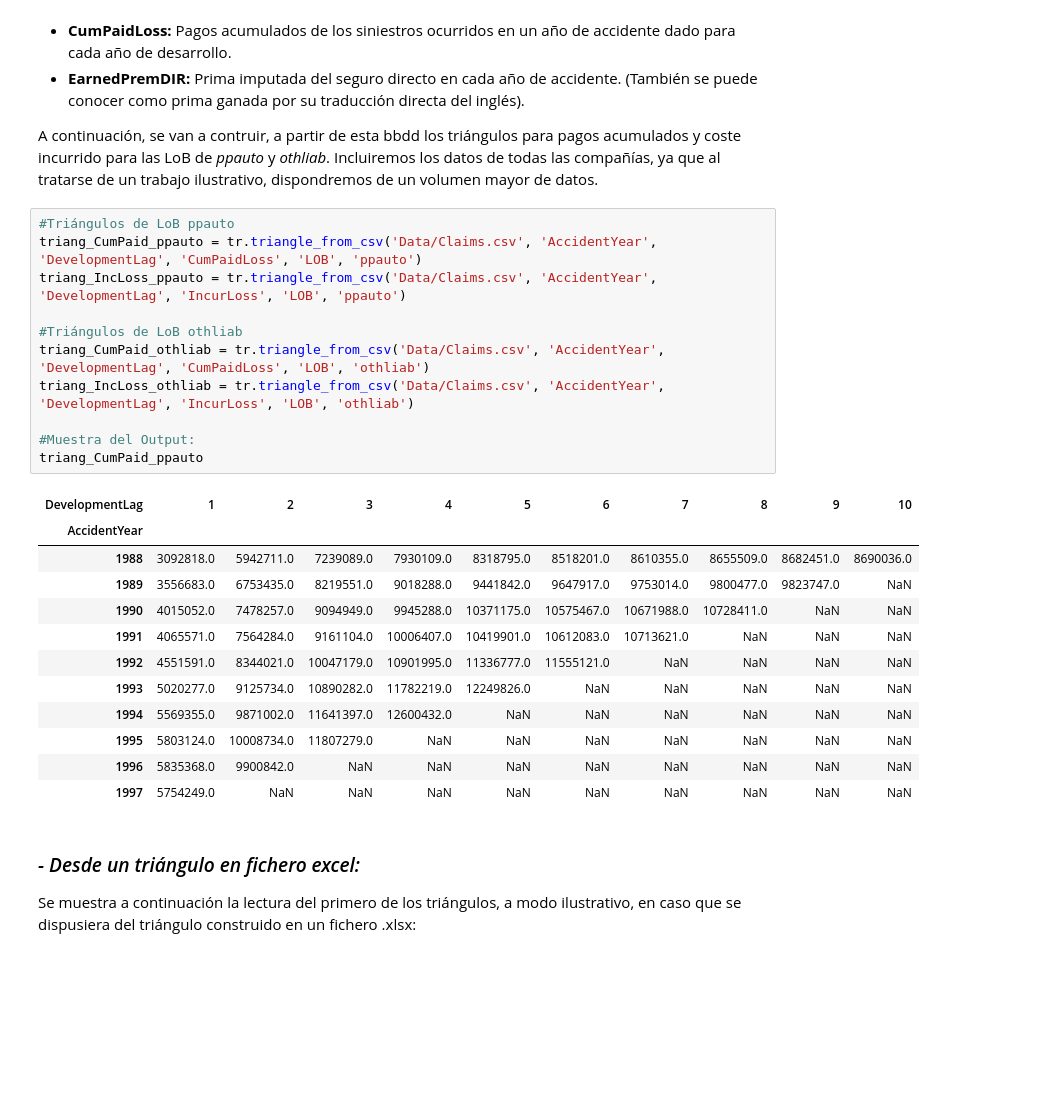
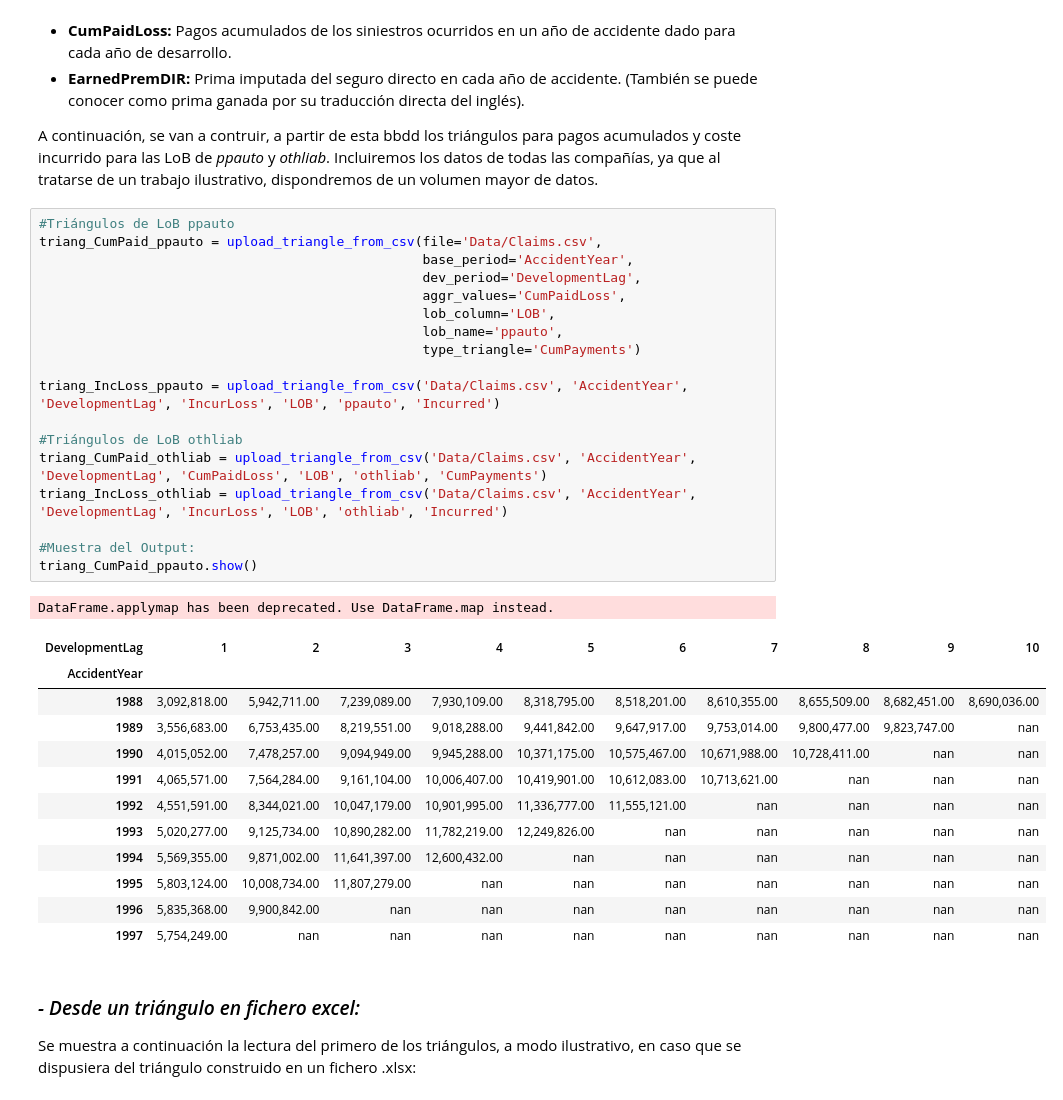
Before and after one commit to FclManu/ReservingLoss_Python, a Jupyter notebook: Aplicacion_libreria.ipynb, the cells around one changed output. Saved outputs shown, nothing was run; the diff lists cells and outputs as text; blank space fills up the shorter version.

Commit message:
Version v0.1.1 setup y corrección en base

```diff
--- a/Aplicacion_libreria.ipynb
+++ b/Aplicacion_libreria.ipynb
@@ -84,28 +84,36 @@ Los datos que nos van a interesar para nuestro análisis son:
 A continuación, se van a contruir, a partir de esta bbdd los triángulos para pagos acumulados y coste incurrido para las LoB de *ppauto* y *othliab*. Incluiremos los datos de todas las compañías, ya que al tratarse de un trabajo ilustrativo, dispondremos de un volumen mayor de datos.
 # %%
 #Triángulos de LoB ppauto
-triang_CumPaid_ppauto = tr.triangle_from_csv('Data/Claims.csv', 'AccidentYear', 'DevelopmentLag', 'CumPaidLoss', 'LOB', 'ppauto')
-triang_IncLoss_ppauto = tr.triangle_from_csv('Data/Claims.csv', 'AccidentYear', 'DevelopmentLag', 'IncurLoss', 'LOB', 'ppauto')
+triang_CumPaid_ppauto = upload_triangle_from_csv(file='Data/Claims.csv',
+                                                 base_period='AccidentYear',
+                                                 dev_period='DevelopmentLag',
+                                                 aggr_values='CumPaidLoss',
+                                                 lob_column='LOB',
+                                                 lob_name='ppauto',
+                                                 type_triangle='CumPayments')
+
+triang_IncLoss_ppauto = upload_triangle_from_csv('Data/Claims.csv', 'AccidentYear', 'DevelopmentLag', 'IncurLoss', 'LOB', 'ppauto', 'Incurred')
 
 #Triángulos de LoB othliab
-triang_CumPaid_othliab = tr.triangle_from_csv('Data/Claims.csv', 'AccidentYear', 'DevelopmentLag', 'CumPaidLoss', 'LOB', 'othliab')
-triang_IncLoss_othliab = tr.triangle_from_csv('Data/Claims.csv', 'AccidentYear', 'DevelopmentLag', 'IncurLoss', 'LOB', 'othliab')
+triang_CumPaid_othliab = upload_triangle_from_csv('Data/Claims.csv', 'AccidentYear', 'DevelopmentLag', 'CumPaidLoss', 'LOB', 'othliab', 'CumPayments')
+triang_IncLoss_othliab = upload_triangle_from_csv('Data/Claims.csv', 'AccidentYear', 'DevelopmentLag', 'IncurLoss', 'LOB', 'othliab', 'Incurred')
 
 #Muestra del Output:
-triang_CumPaid_ppauto
+triang_CumPaid_ppauto.show()
 # %% [output]
+DataFrame.applymap has been deprecated. Use DataFrame.map instead.
 | DevelopmentLag | 1 | 2 | 3 | 4 | 5 | 6 | 7 | 8 | 9 | 10 |
 | AccidentYear |  |  |  |  |  |  |  |  |  |  |
-| 1988 | 3092818.0 | 5942711.0 | 7239089.0 | 7930109.0 | 8318795.0 | 8518201.0 | 8610355.0 | 8655509.0 | 8682451.0 | 8690036.0 |
-| 1989 | 3556683.0 | 6753435.0 | 8219551.0 | 9018288.0 | 9441842.0 | 9647917.0 | 9753014.0 | 9800477.0 | 9823747.0 | NaN |
-| 1990 | 4015052.0 | 7478257.0 | 9094949.0 | 9945288.0 | 10371175.0 | 10575467.0 | 10671988.0 | 10728411.0 | NaN | NaN |
-| 1991 | 4065571.0 | 7564284.0 | 9161104.0 | 10006407.0 | 10419901.0 | 10612083.0 | 10713621.0 | NaN | NaN | NaN |
-| 1992 | 4551591.0 | 8344021.0 | 10047179.0 | 10901995.0 | 11336777.0 | 11555121.0 | NaN | NaN | NaN | NaN |
-| 1993 | 5020277.0 | 9125734.0 | 10890282.0 | 11782219.0 | 12249826.0 | NaN | NaN | NaN | NaN | NaN |
-| 1994 | 5569355.0 | 9871002.0 | 11641397.0 | 12600432.0 | NaN | NaN | NaN | NaN | NaN | NaN |
-| 1995 | 5803124.0 | 10008734.0 | 11807279.0 | NaN | NaN | NaN | NaN | NaN | NaN | NaN |
-| 1996 | 5835368.0 | 9900842.0 | NaN | NaN | NaN | NaN | NaN | NaN | NaN | NaN |
-| 1997 | 5754249.0 | NaN | NaN | NaN | NaN | NaN | NaN | NaN | NaN | NaN |
+| 1988 | 3,092,818.00 | 5,942,711.00 | 7,239,089.00 | 7,930,109.00 | 8,318,795.00 | 8,518,201.00 | 8,610,355.00 | 8,655,509.00 | 8,682,451.00 | 8,690,036.00 |
+| 1989 | 3,556,683.00 | 6,753,435.00 | 8,219,551.00 | 9,018,288.00 | 9,441,842.00 | 9,647,917.00 | 9,753,014.00 | 9,800,477.00 | 9,823,747.00 | nan |
+| 1990 | 4,015,052.00 | 7,478,257.00 | 9,094,949.00 | 9,945,288.00 | 10,371,175.00 | 10,575,467.00 | 10,671,988.00 | 10,728,411.00 | nan | nan |
+| 1991 | 4,065,571.00 | 7,564,284.00 | 9,161,104.00 | 10,006,407.00 | 10,419,901.00 | 10,612,083.00 | 10,713,621.00 | nan | nan | nan |
+| 1992 | 4,551,591.00 | 8,344,021.00 | 10,047,179.00 | 10,901,995.00 | 11,336,777.00 | 11,555,121.00 | nan | nan | nan | nan |
+| 1993 | 5,020,277.00 | 9,125,734.00 | 10,890,282.00 | 11,782,219.00 | 12,249,826.00 | nan | nan | nan | nan | nan |
+| 1994 | 5,569,355.00 | 9,871,002.00 | 11,641,397.00 | 12,600,432.00 | nan | nan | nan | nan | nan | nan |
+| 1995 | 5,803,124.00 | 10,008,734.00 | 11,807,279.00 | nan | nan | nan | nan | nan | nan | nan |
+| 1996 | 5,835,368.00 | 9,900,842.00 | nan | nan | nan | nan | nan | nan | nan | nan |
+| 1997 | 5,754,249.00 | nan | nan | nan | nan | nan | nan | nan | nan | nan |
 # %% [markdown]
 ### *- Desde un triángulo en fichero excel:*
 Se muestra a continuación la lectura del primero de los triángulos, a modo ilustrativo, en caso que se dispusiera del triángulo construido en un fichero .xlsx:
```
Also changed, not shown: parts of 7 cells of this notebook, 2 other files.
